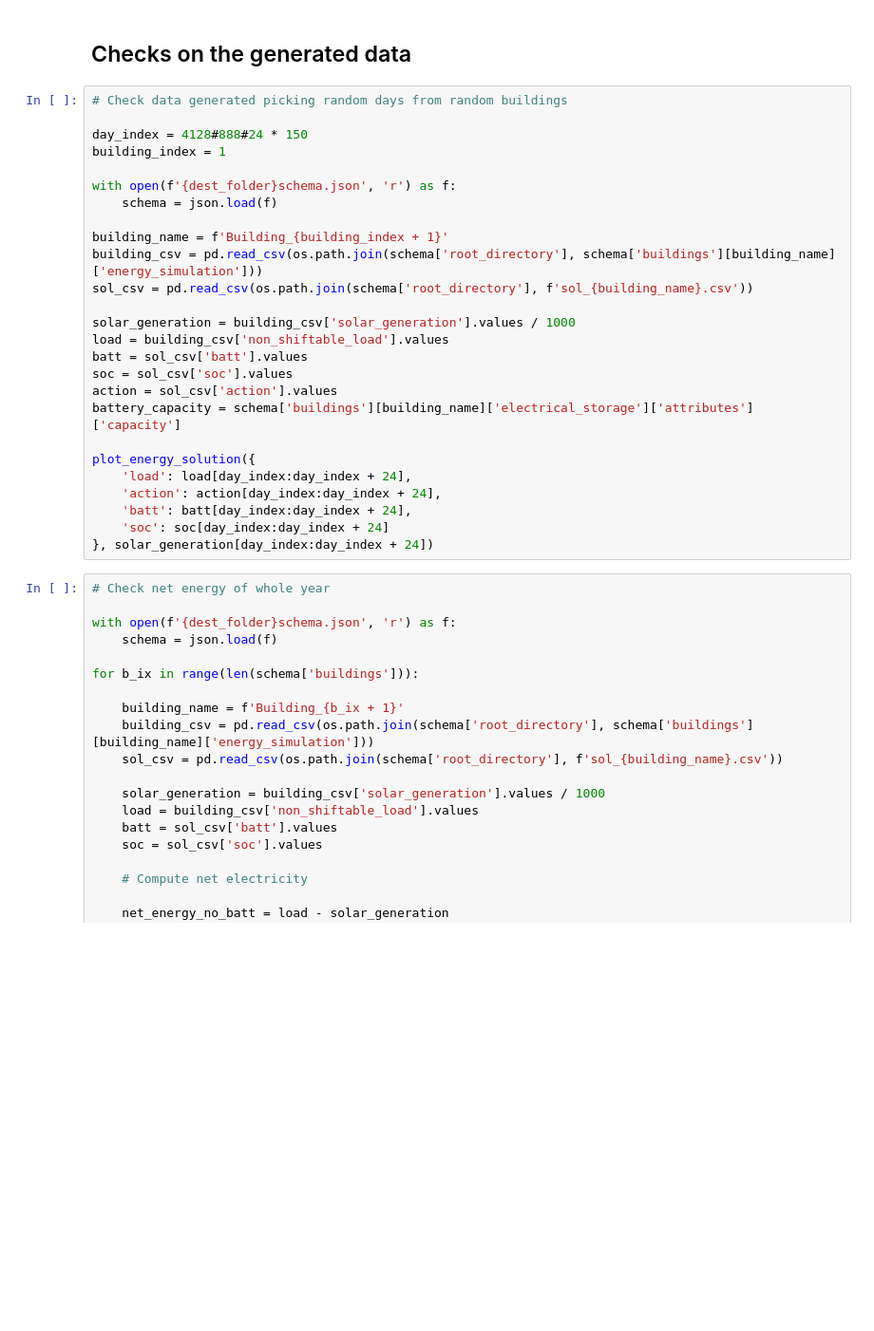
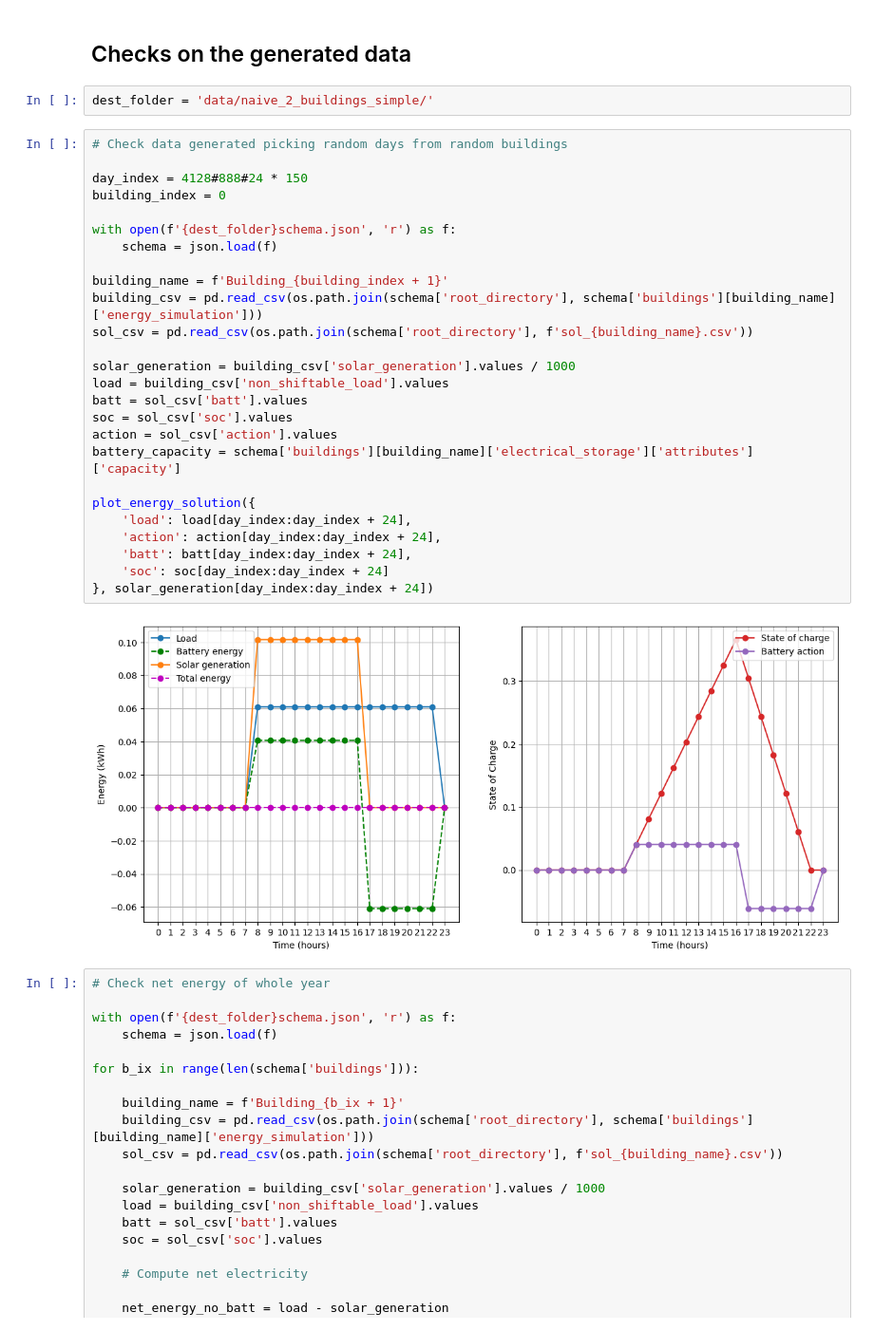
Before and after one commit to Optimization-and-Machine-Learning-Lab/energy_fed_trpo, a Jupyter notebook: src/notebooks/data_generation/naive_data_generation.ipynb, the cells around one changed output. Shown at 95% size. Drawn from its saved outputs; the diff is of its cells as text; blank space fills up the shorter version.

```diff
--- a/src/notebooks/data_generation/naive_data_generation.ipynb
+++ b/src/notebooks/data_generation/naive_data_generation.ipynb
@@ -403,32 +403,36 @@ dest_folder = generate_naive_data_from_ref(
 combinations, building_files, sol_files = create_eval_data_from_ref(ref_dir=dest_folder)
 # %% [markdown]
 ## Checks on the generated data
+# %%
+dest_folder = 'data/naive_2_buildings_simple/'
 # %%
 # Check data generated picking random days from random buildings
 
 day_index = 4128#888#24 * 150
-building_index = 1
+building_index = 0
 
 with open(f'{dest_folder}schema.json', 'r') as f:
     schema = json.load(f)
 
 building_name = f'Building_{building_index + 1}'
 building_csv = pd.read_csv(os.path.join(schema['root_directory'], schema['buildings'][building_name]['energy_simulation']))
 sol_csv = pd.read_csv(os.path.join(schema['root_directory'], f'sol_{building_name}.csv'))
 
 solar_generation = building_csv['solar_generation'].values / 1000
 load = building_csv['non_shiftable_load'].values
 batt = sol_csv['batt'].values
 soc = sol_csv['soc'].values
 action = sol_csv['action'].values
 battery_capacity = schema['buildings'][building_name]['electrical_storage']['attributes']['capacity']
 
 plot_energy_solution({
     'load': load[day_index:day_index + 24],
     'action': action[day_index:day_index + 24],
     'batt': batt[day_index:day_index + 24],
     'soc': soc[day_index:day_index + 24]
 }, solar_generation[day_index:day_index + 24])
+# %% [output]
+[figure, added]
 # %%
 # Check net energy of whole year
 
```
Also changed, not shown: parts of 2 cells of this notebook, 31 other files.
